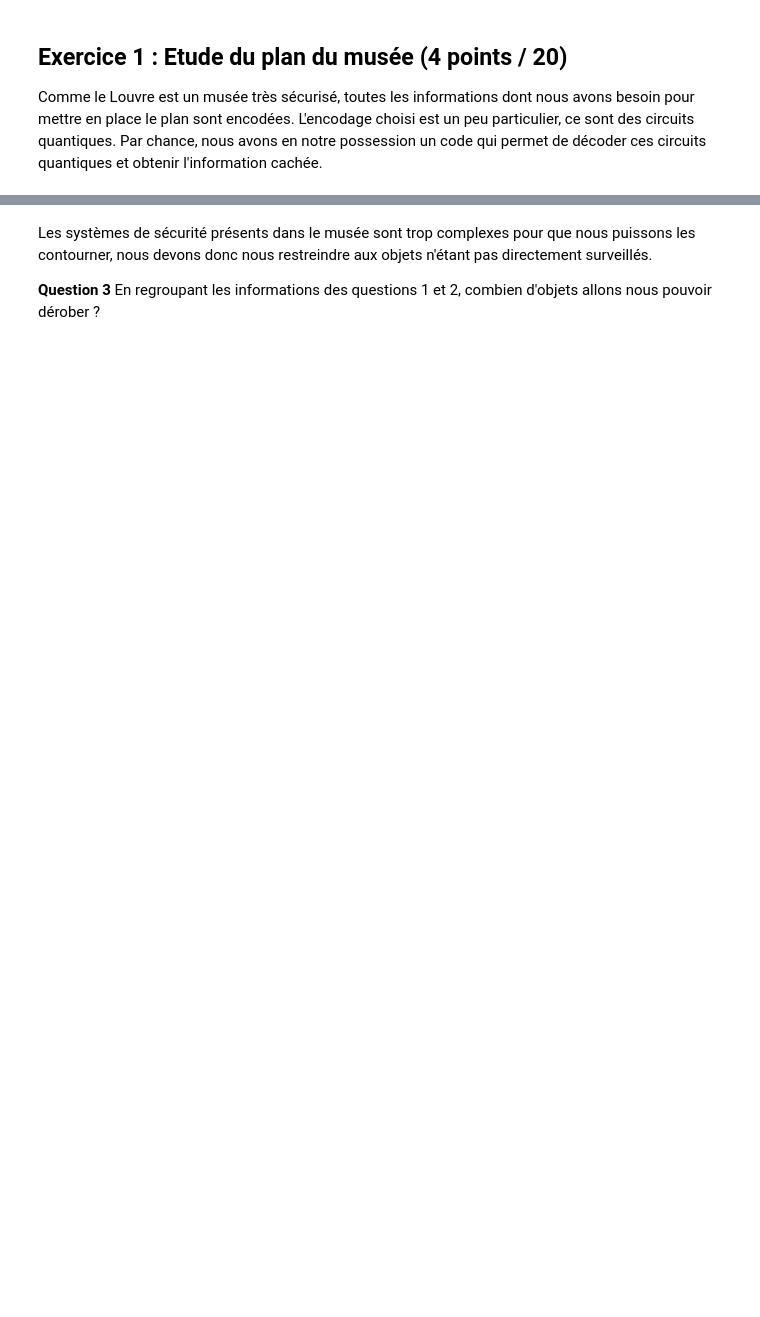
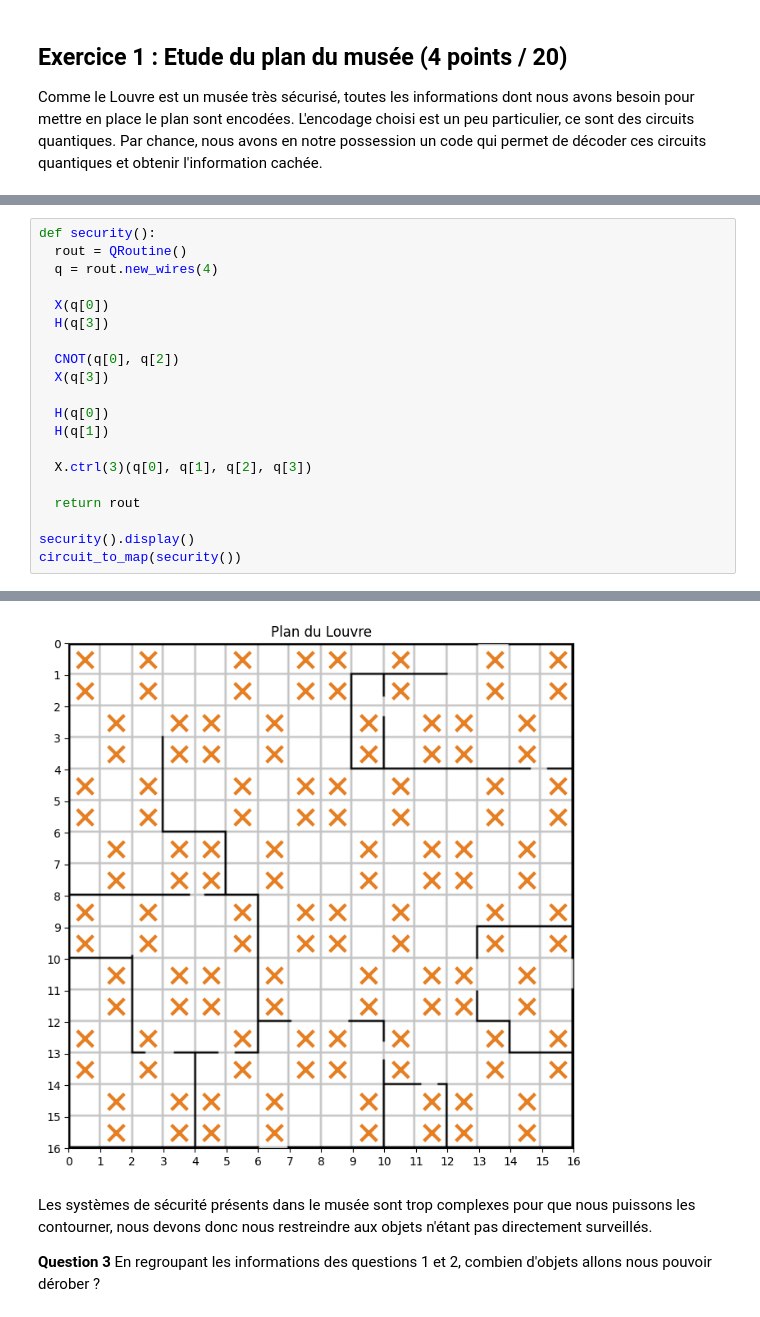
Before and after one commit to Wubpooz/QC_polytech, a Jupyter notebook: Annales/notebook.ipynb, the cells around one changed output, grey strips where cells are left out. Saved outputs shown, nothing was run; the diff lists cells and outputs as text; blank space fills up the shorter version.

```diff
--- a/Annales/notebook.ipynb
+++ b/Annales/notebook.ipynb
@@ -156,3 +181,24 @@ Malheureusement, grand musée implique gros système de surveillance. Par chance
 ![Circuit sécurité](img/circuit_1.png)
 
 **Question 2** Implémenter le circuit quantique ci-dessus à l'aide d'une routine quantique. Pour afficher la localisation des différents systèmes de sécurité, utiliser la fonction *circuit_to_map(circuit)*.
+# %%
+def security():
+  rout = QRoutine()
+  q = rout.new_wires(4)
+
+  X(q[0])
+  H(q[3])
+
+  CNOT(q[0], q[2])
+  X(q[3])
+
+  H(q[0])
+  H(q[1])
+
+  X.ctrl(3)(q[0], q[1], q[2], q[3])
+
+  return rout
+
+security().display()
+circuit_to_map(security())
+# %% [output]
@@ -159,3 +206,4 @@ Malheureusement, grand musée implique gros système de surveillance. Par chance
+[figure, added]
 # %% [markdown]
 Les systèmes de sécurité présents dans le musée sont trop complexes pour que nous puissons les contourner, nous devons donc nous restreindre aux objets n'étant pas directement surveillés.
 
```
Also changed, not shown: parts of 8 cells of this notebook.
